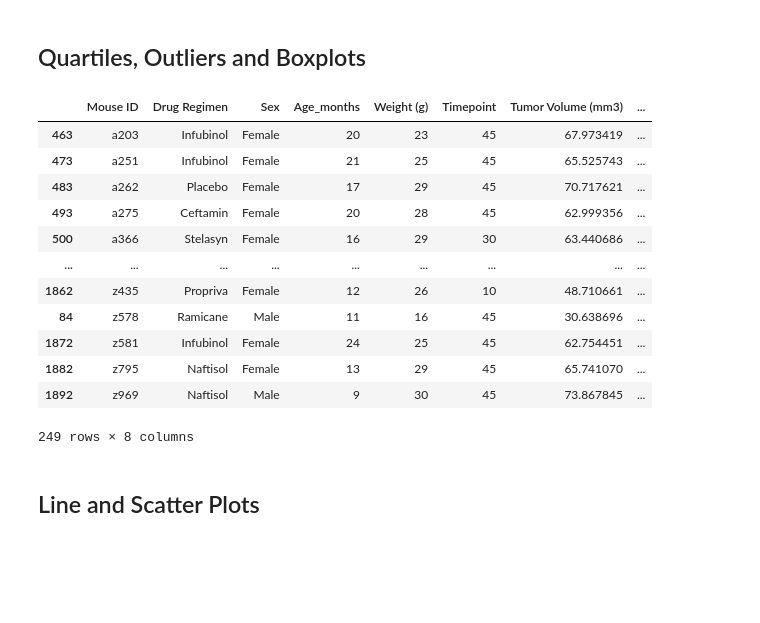
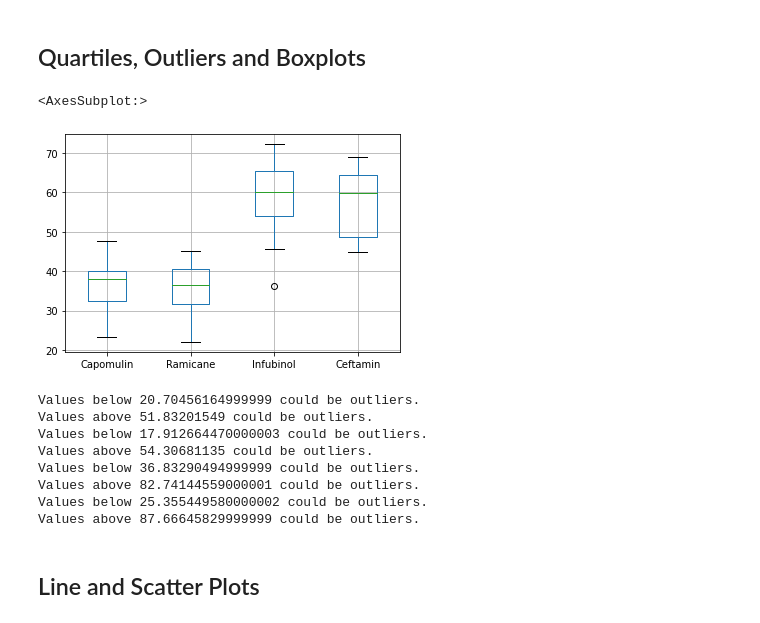
Before and after one commit to Clsegovia23/matplotlib-challenge, a Jupyter notebook: pymaceuticals_starter_hw.ipynb, the cells around one changed output. Drawn from its saved outputs; the diff is of its cells as text; code cells hidden in the pictures; blank space fills up the shorter version.

```diff
--- a/pymaceuticals_starter_hw.ipynb
+++ b/pymaceuticals_starter_hw.ipynb
@@ -284,51 +284,54 @@ plt.pie(size, explode=explode, labels=labels,colors=colors, autopct= "%1.1f%%",
 # %%
 # Calculate the final tumor volume of each mouse across four of the treatment regimens:
 # Capomulin, Ramicane, Infubinol, and Ceftamin
 
 #Ref - https://stackoverflow.com/questions/9850954/pandas-get-most-recent-value-of-a-particular-column-indexed-by-another-column
 
 # Start by getting the last (greatest) timepoint for each mouse
 # this wroks................
 last_timepoint_df = cleaned_mice_data_df.loc[cleaned_mice_data_df.groupby("Mouse ID").Timepoint.idxmax(),:]
-last_timepoint_df
+#last_timepoint_df
 
-#treatments = [Capomulin, Ramicane, Infubinol, Ceftamin]
-
-#select_regimens = last_timepoint_df[last_timepoint_df["Drug Regimen"].isin(treatments)]
-#select_regimens
 
 # cap_regimen_df = last_timepoint_df.loc[last_timepoint_df["Drug Regimen"] == "Capomulin",:]
 # cap_regimen_df.head()
 
-# ram_regimen = last_timepoint_df.loc[last_timepoint_df["Drug Regimen"] == "Ramicane",:]
-# inf_regimen = last_timepoint_df.loc[last_timepoint_df["Drug Regimen"] == "Infubinol",:]
-# cef_regimen = last_timepoint_df.loc[last_timepoint_df["Drug Regimen"] == "Ceftamin",:]
+treatments = ["Capomulin", "Ramicane", "Infubinol", "Ceftamin"]
+
+final_tumor_table_df= pd.DataFrame()
+for drug in treatments:
+    cleaned_mice_data_df = last_timepoint_df.loc[last_timepoint_df["Drug Regimen"]==drug]["Tumor Volume (mm3)"]
+    final_tumor_table_df[drug] = cleaned_mice_data_df.reset_index(drop=True)
+
+final_tumor_table_df.boxplot()
+
+
+# last_timepoint_df.loc[last_timepoint_df["Drug Regimen"]==treatments[0]]["Tumor Volume (mm3)"].reset_index(drop=True)
 
 
 # Merge this group df with the original dataframe to get the tumor volume at the last timepoint
 # %% [output]
-|  | Mouse ID | Drug Regimen | Sex | Age_months | Weight (g) | Timepoint | Tumor Volume (mm3) | ... |
-| 463 | a203 | Infubinol | Female | 20 | 23 | 45 | 67.973419 | ... |
-| 473 | a251 | Infubinol | Female | 21 | 25 | 45 | 65.525743 | ... |
-| 483 | a262 | Placebo | Female | 17 | 29 | 45 | 70.717621 | ... |
-| 493 | a275 | Ceftamin | Female | 20 | 28 | 45 | 62.999356 | ... |
-| 500 | a366 | Stelasyn | Female | 16 | 29 | 30 | 63.440686 | ... |
-| ... | ... | ... | ... | ... | ... | ... | ... | ... |
-| 1862 | z435 | Propriva | Female | 12 | 26 | 10 | 48.710661 | ... |
-| 84 | z578 | Ramicane | Male | 11 | 16 | 45 | 30.638696 | ... |
-| 1872 | z581 | Infubinol | Female | 24 | 25 | 45 | 62.754451 | ... |
-| 1882 | z795 | Naftisol | Female | 13 | 29 | 45 | 65.741070 | ... |
-| 1892 | z969 | Naftisol | Male | 9 | 30 | 45 | 73.867845 | ... |
-249 rows × 8 columns
+<AxesSubplot:>
+[figure, added]
 # %%
 # Put treatments into a list for for loop (and later for plot labels)
-
+treatments = ["Capomulin", "Ramicane", "Infubinol", "Ceftamin"]
 
 # Create empty list to fill with tumor vol data (for plotting)
-
+tumor_vol = []
 
 # Calculate the IQR and quantitatively determine if there are any potential outliers.
+for drug in treatments:
 
+    quartiles = last_timepoint_df.loc[last_timepoint_df["Drug Regimen"]==drug]["Tumor Volume (mm3)"].quantile([.25,.5,.75])
+    lowerq = quartiles[0.25]
+    upperq = quartiles[0.75]
+    iqr = upperq-lowerq
+
+    lower_bound = lowerq - (1.5*iqr)
+    upper_bound = upperq + (1.5*iqr)
+    print(f"Values below {lower_bound} could be outliers.")
+    print(f"Values above {upper_bound} could be outliers.")
 
     # Locate the rows which contain mice on each drug and get the tumor volumes
 
@@ -337,6 +340,15 @@ last_timepoint_df
 
 
     # Determine outliers using upper and lower bounds
+# %% [output]
+Values below 20.70456164999999 could be outliers.
+Values above 51.83201549 could be outliers.
+Values below 17.912664470000003 could be outliers.
+Values above 54.30681135 could be outliers.
+Values below 36.83290494999999 could be outliers.
+Values above 82.74144559000001 could be outliers.
+Values below 25.355449580000002 could be outliers.
+Values above 87.66645829999999 could be outliers.
 # %%
 # Generate a box plot of the final tumor volume of each mouse across four regimens of interest
 # %% [markdown]
```
Also changed, not shown: parts of 7 cells of this notebook.
